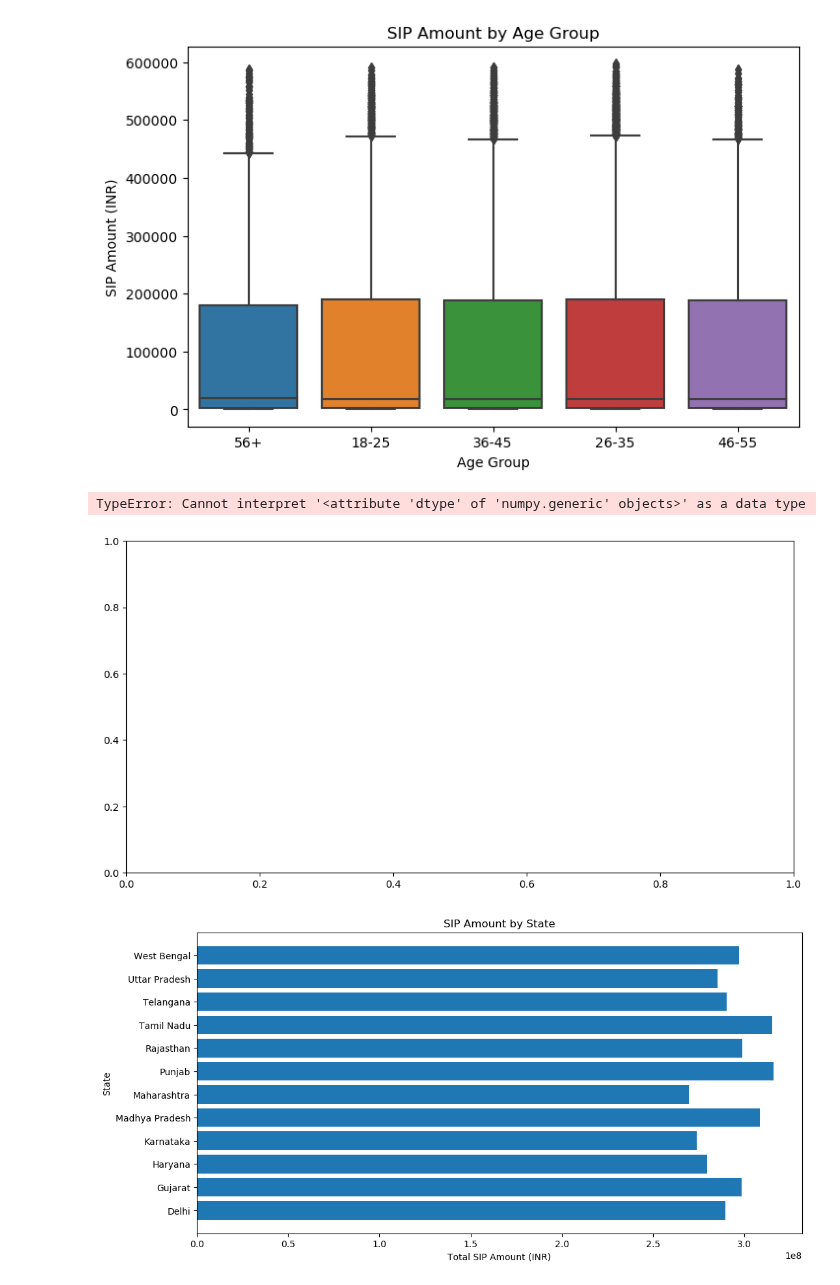
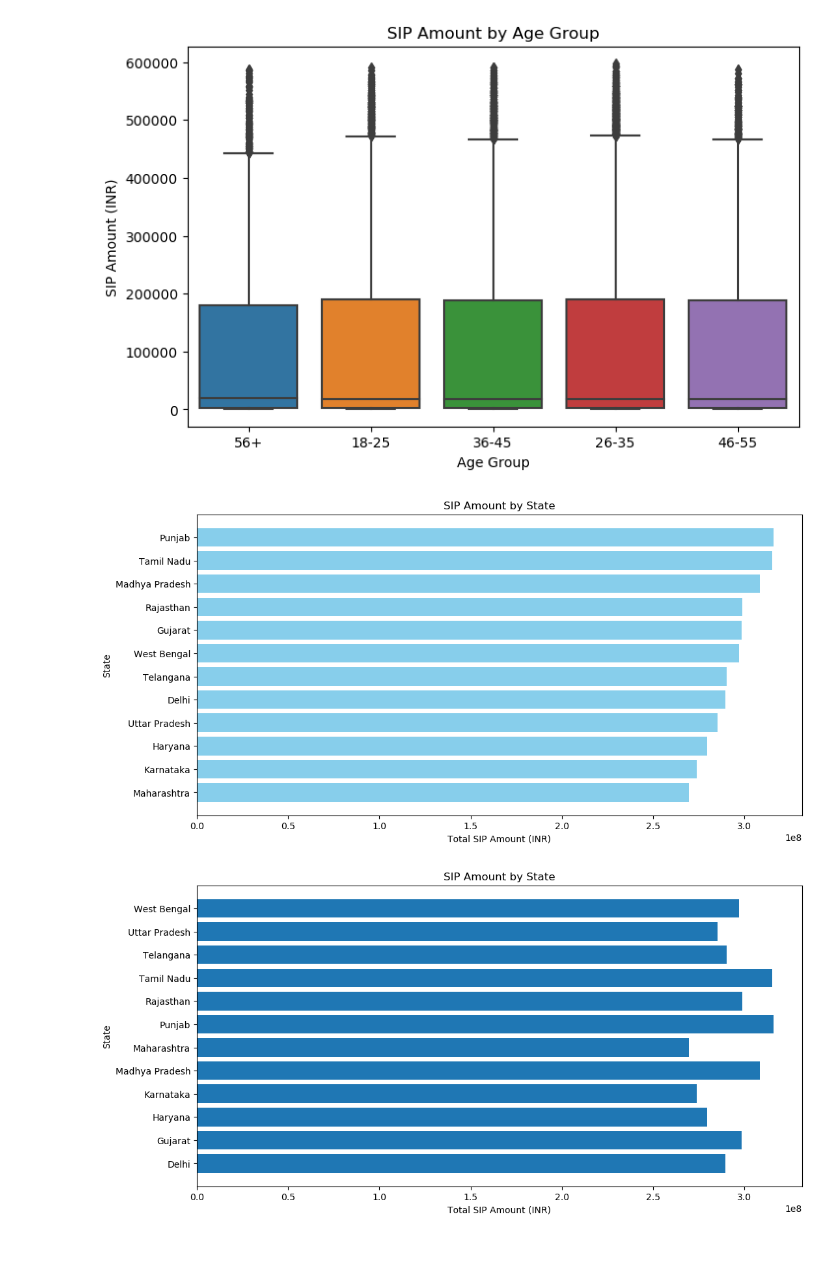
Before and after one commit to Lokeshalla8964/Mutual_Fund_Analytics, a Jupyter notebook: EDA_Analysis.ipynb, the cells around one changed output. Cells and saved outputs as stored; diff of their text form; code cells hidden in the pictures; blank space fills up the shorter version.

```diff
--- a/EDA_Analysis.ipynb
+++ b/EDA_Analysis.ipynb
@@ -208,21 +208,28 @@ plt.ylabel("SIP Amount (INR)")
 plt.show()
 # %% [output]
 [figure]
-# %%
-# State-wise SIP Amount
-
-state_data = sip_data.groupby("state")["amount_inr"].sum().sort_values(ascending=False)
-
-plt.figure(figsize=(12,6))
-state_data.plot(kind="barh")
-
-plt.title("SIP Amount by State")
-plt.xlabel("Total SIP Amount (INR)")
-plt.ylabel("State")
-plt.show()
-# %% [output]
-TypeError: Cannot interpret '<attribute 'dtype' of 'numpy.generic' objects>' as a data type
-[figure, removed]
+# %%
+# State-wise SIP Amount
+
+state_data = sip_data.groupby("state", as_index=False)["amount_inr"].sum()
+
+state_data = state_data.sort_values(by="amount_inr", ascending=False)
+
+plt.figure(figsize=(12,6))
+
+plt.barh(
+    state_data["state"],
+    state_data["amount_inr"],
+    color="skyblue"
+)
+
+plt.title("SIP Amount by State")
+plt.xlabel("Total SIP Amount (INR)")
+plt.ylabel("State")
+plt.gca().invert_yaxis()
+plt.show()
+# %% [output]
+[figure, added]
 # %%
 state_data = sip_data.groupby("state", as_index=False)["amount_inr"].sum()
 
```
Also changed, not shown: parts of 2 cells of this notebook, 8 other files.
